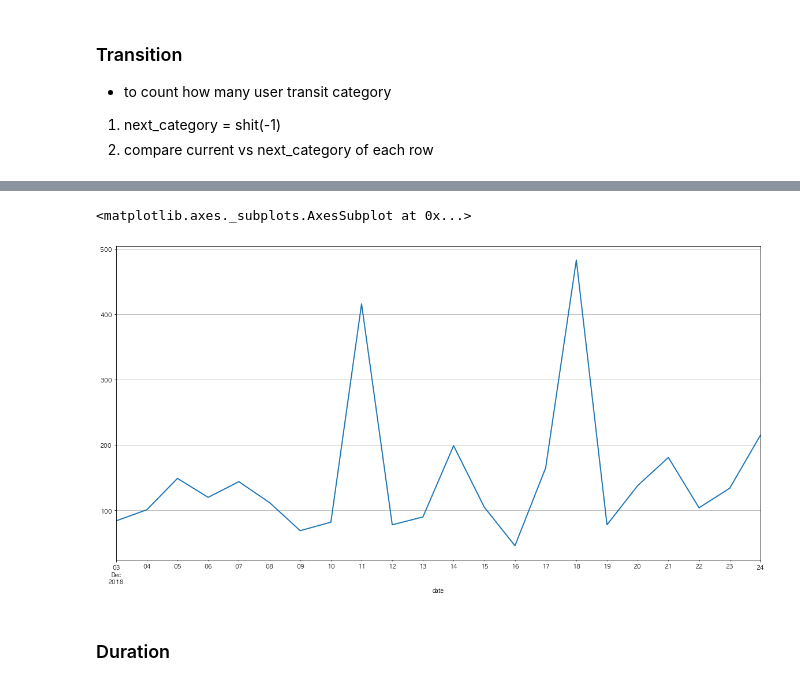
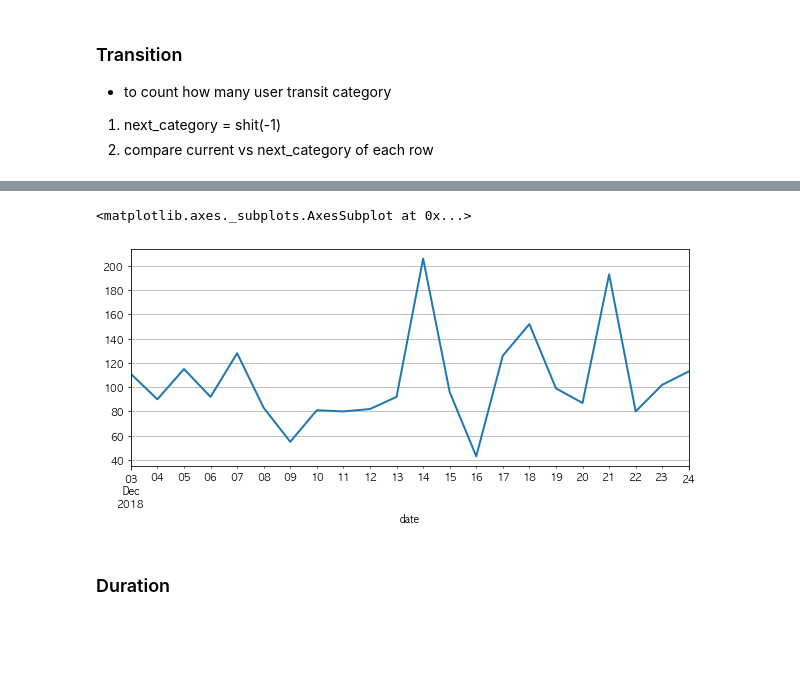
Before and after one commit to sy2399/Smartphone_Analysis, a Jupyter notebook: Code/02.Feature Extraction/App_Features.ipynb, the cells around one changed output, grey strips where cells are left out. Cells and saved outputs as stored; diff of their text form; code cells hidden in the pictures; blank space fills up the shorter version.

```diff
--- a/Code/02.Feature Extraction/App_Features.ipynb
+++ b/Code/02.Feature Extraction/App_Features.ipynb
@@ -5,7 +5,7 @@ import matplotlib.pylab as plt
 import datetime
 import seaborn as sns
 
-plt.rcParams["figure.figsize"] = (14,4)
+plt.rcParams["figure.figsize"] = (10,4)
 plt.rcParams['lines.linewidth'] = 2
 plt.rcParams['lines.color'] = 'r'
 plt.rcParams['axes.grid'] = True
@@ -103,8 +111,8 @@ tmp['transition'] = tmp.apply(lambda row: True if row['category']== row['next_ca
 # %%
-tmp_transition = tmp[tmp['transition'] == True]
+tmp_transition = tmp[tmp['transition'] != True]
 tmp_transition.groupby(['date'])['transition'].count().plot()
 # %% [output]
 <matplotlib.axes._subplots.AxesSubplot at 0x...>
-[figure, old version]
+[figure, new version]
 # %% [markdown]
 ### Duration
```
Also changed, not shown: parts of 11 cells of this notebook, 4 other files.
